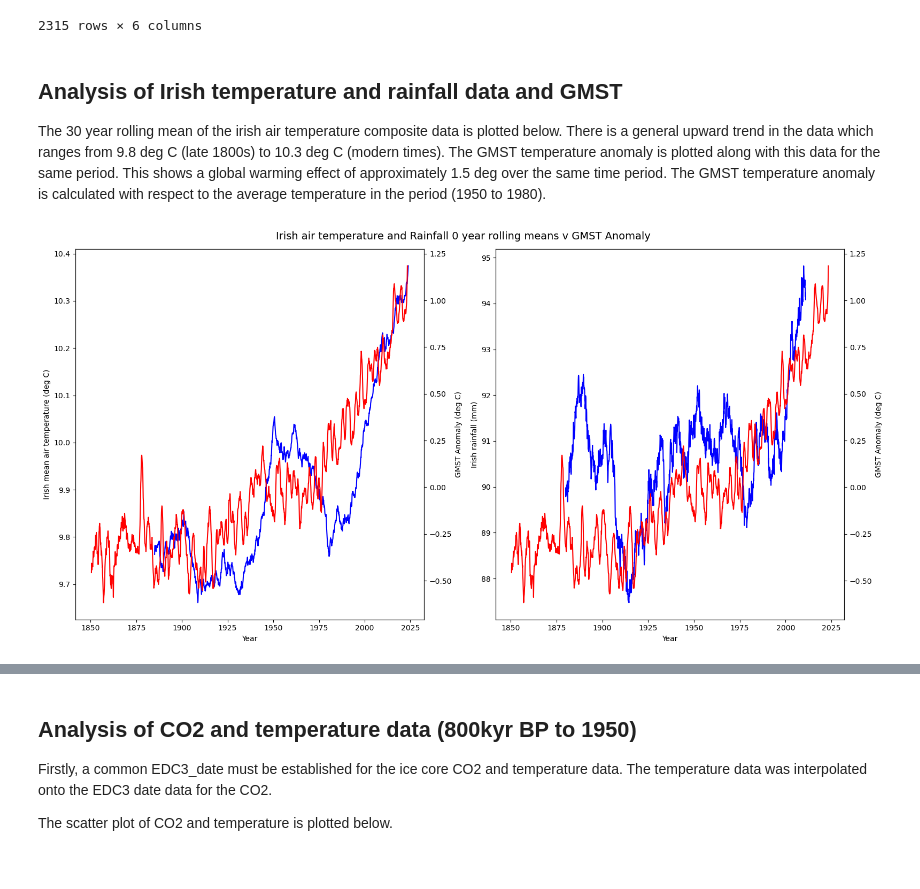
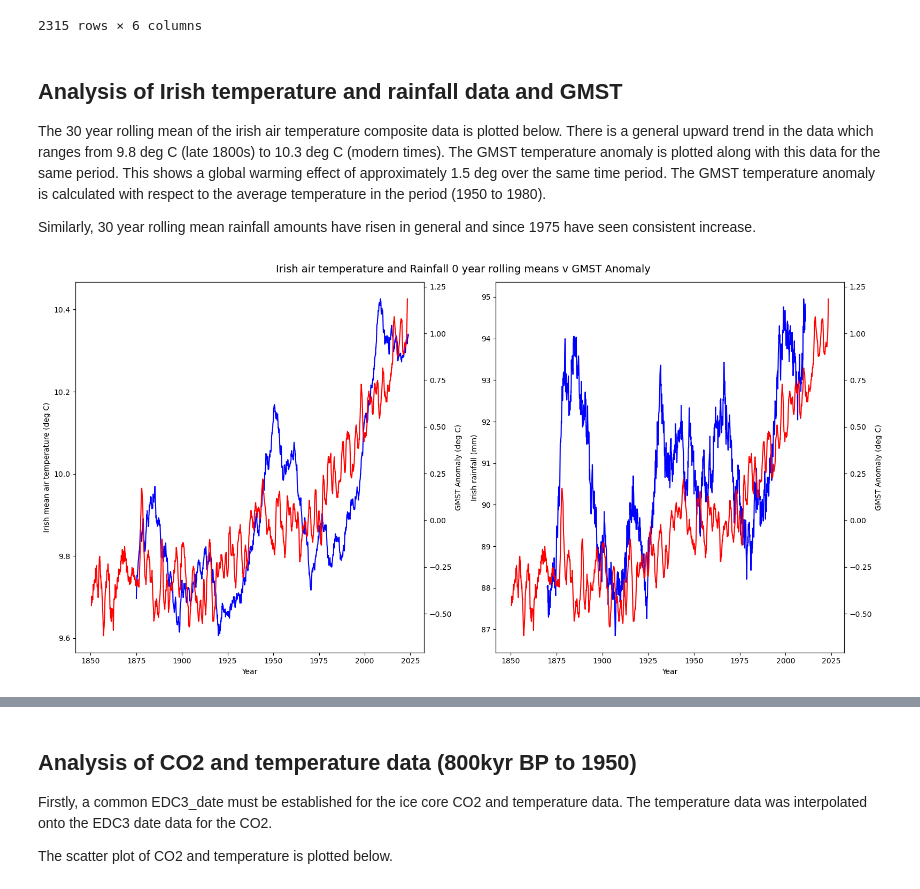
Before and after one commit to Eilis9/PfDA_Project2, a Jupyter notebook: analysis.ipynb, the cells around one changed output, grey strips where cells are left out. Cells and saved outputs as stored; diff of their text form; code cells hidden in the pictures.

```diff
--- a/analysis.ipynb
+++ b/analysis.ipynb
@@ -533,26 +531,28 @@ ireland_temp_rain_composite
 ## Analysis of Irish temperature and rainfall data and GMST
 
 The 30 year rolling mean of the irish air temperature composite data is plotted below. There is a general upward trend in the data which ranges from 9.8 deg C (late 1800s) to 10.3 deg C (modern times). The GMST temperature anomaly is plotted along with this data for the same period. This shows a global warming effect of approximately 1.5 deg over the same time period. The GMST temperature anomaly is calculated with respect to the average temperature in the period (1950 to 1980).
+
+Similarly, 30 year rolling mean rainfall amounts have risen in general and since 1975 have seen consistent increase.
 # %%
 
 # Get the rolling 30 year average of the irish temperature data
-ireland_temp_rolling_average_30yr = ireland_temp_rain_composite['Mean Irish Air temp (deg C)'].rolling(window=(12*30)).mean()
-ireland_rain_rolling_average_30yr = ireland_temp_rain_composite['Irish rainfall (mm)'].rolling(window=(12*30)).mean()
+ireland_temp_rolling_average_30yr = ireland_temp_rain_composite['Mean Irish Air temp (deg C)'].rolling(window=(12*20)).mean()
+ireland_rain_rolling_average_30yr = ireland_temp_rain_composite['Irish rainfall (mm)'].rolling(window=(12*20)).mean()
 ireland_temp_rolling_average_30yr
 fig, axs = plt.subplots(1,2, figsize=(16, 8))
 fig.suptitle("Irish air temperature and Rainfall 0 year rolling means v GMST Anomaly", fontsize=14)
 axs[0].plot(ireland_temp_rain_composite['decimal date'],ireland_temp_rolling_average_30yr, color='blue')
 ax2 = axs[0].twinx()
 ax2.plot(GMST_anom_1850['decimal date'], GMST_anom_1850['GMST Anomaly Yearly'], color='red')
 axs[1].plot(ireland_temp_rain_composite['decimal date'],ireland_rain_rolling_average_30yr, color='blue')
 ax3 = axs[1].twinx()
 ax3.plot(GMST_anom_1850['decimal date'], GMST_anom_1850['GMST Anomaly Yearly'], color='red')
 axs[0].set_xlabel("Year");
 axs[0].set_ylabel("Irish mean air temperature (deg C)")
 axs[1].set_xlabel("Year");
 axs[1].set_ylabel("Irish rainfall (mm)")
 ax2.set_ylabel("GMST Anomaly (deg C)")
 ax3.set_ylabel("GMST Anomaly (deg C)")
 fig.tight_layout()
 # %% [output]
-[figure, old version]
+[figure, new version]
```
Also changed, not shown: parts of 17 cells of this notebook, 4 other files.
